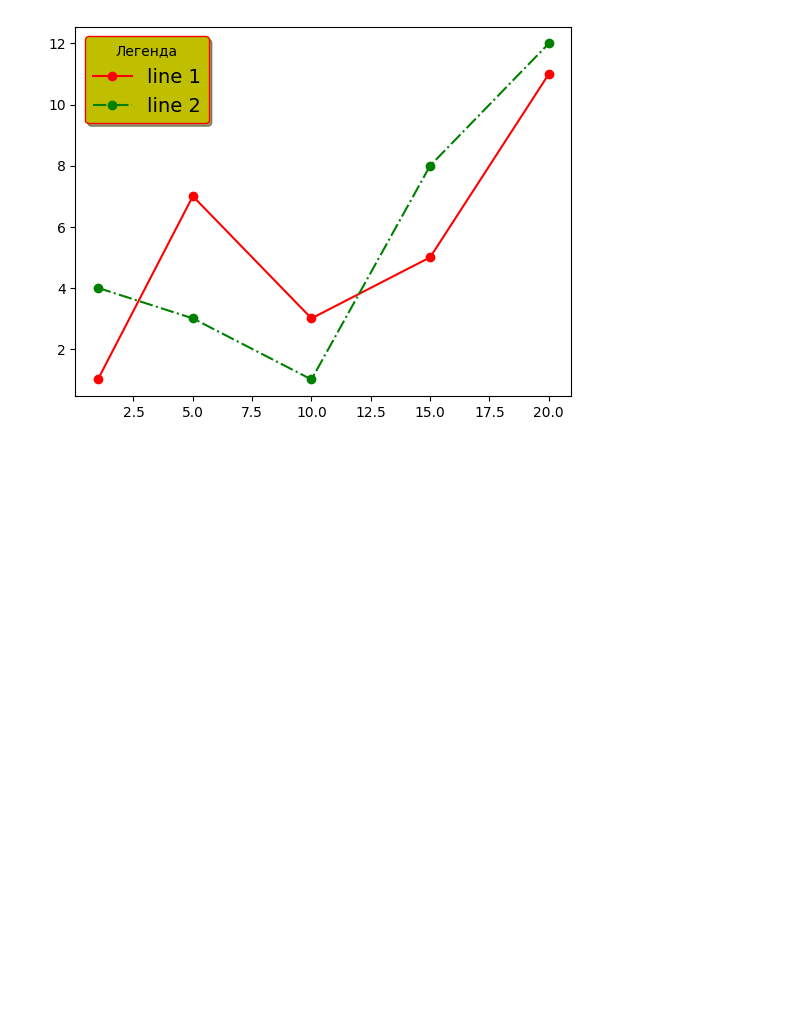
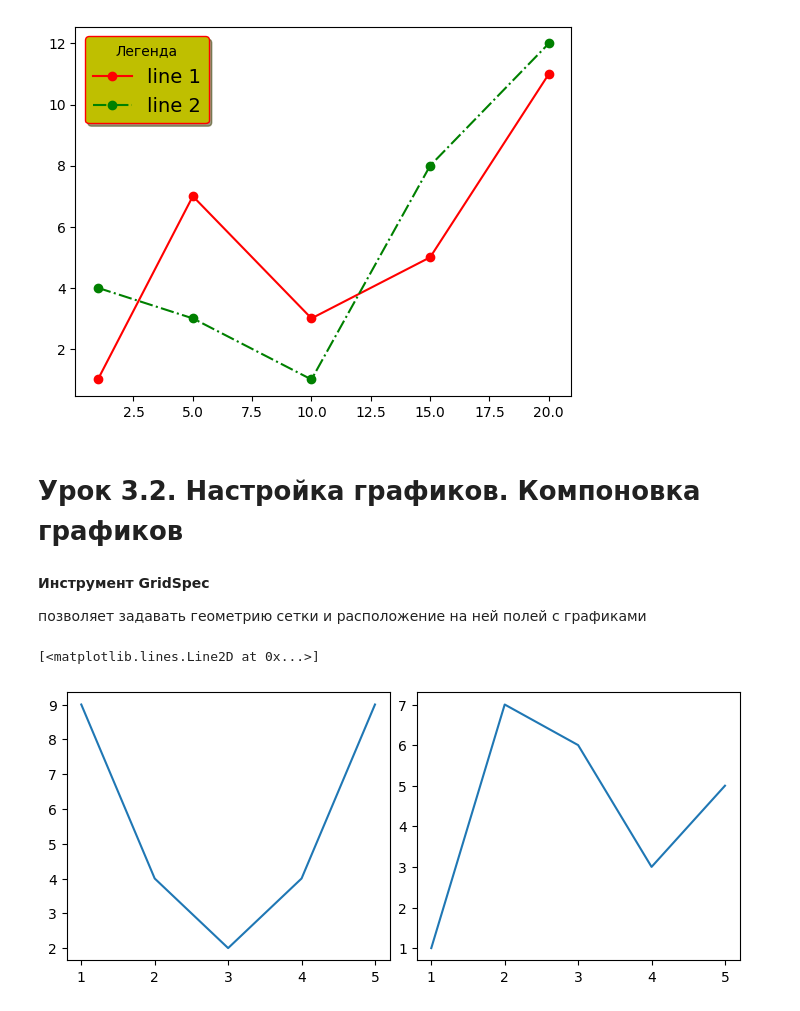
Before and after one commit to Vitalyastiy/cheat-python, a Jupyter notebook: viz/Plt_учебник.ipynb, the cells around one changed output. Cells and saved outputs as stored; diff of their text form; code cells hidden in the pictures; blank space fills up the shorter version.

```diff
--- a/viz/Plt_учебник.ipynb
+++ b/viz/Plt_учебник.ipynb
@@ -400,3 +398,9 @@ plt.legend(fontsize=14, shadow=True, framealpha=1, facecolor='y', edgecolor='r',
 # %% [output]
 <matplotlib.legend.Legend at 0x...>
 [figure]
+# %% [markdown]
+# Урок 3.2. Настройка графиков. Компоновка графиков
+# %% [markdown]
+**Инструмент GridSpec**
+
+позволяет задавать геометрию сетки и расположение на ней полей с графиками
@@ -402,0 +409,15 @@ plt.legend(fontsize=14, shadow=True, framealpha=1, facecolor='y', edgecolor='r',
+# %%
+# Объект класса GridSpec создается в строке: gridspec.GridSpec(ncols=2, nrows=1, figure=fg)   ///
+x = [1, 2, 3, 4, 5]
+y1 = [9, 4, 2, 4, 9]
+y2 = [1, 7, 6, 3, 5]
+fg = plt.figure(figsize=(7, 3), constrained_layout=True)
+# gs = fg.add_gridspec(1, 2)    #fg – это объект Figure, у которого есть метод add_gridspec(), позволяющий добавить на него сетку с заданными параметрами
+gs = gridspec.GridSpec(ncols=2, nrows=1, figure=fg)
+fig_ax_1 = fg.add_subplot(gs[0, 0])
+plt.plot(x, y1)
+fig_ax_2 = fg.add_subplot(gs[0, 1])
+plt.plot(x, y2)
+# %% [output]
+[<matplotlib.lines.Line2D at 0x...>]
+[figure, added]
```
Also changed, not shown: parts of 6 cells of this notebook.
